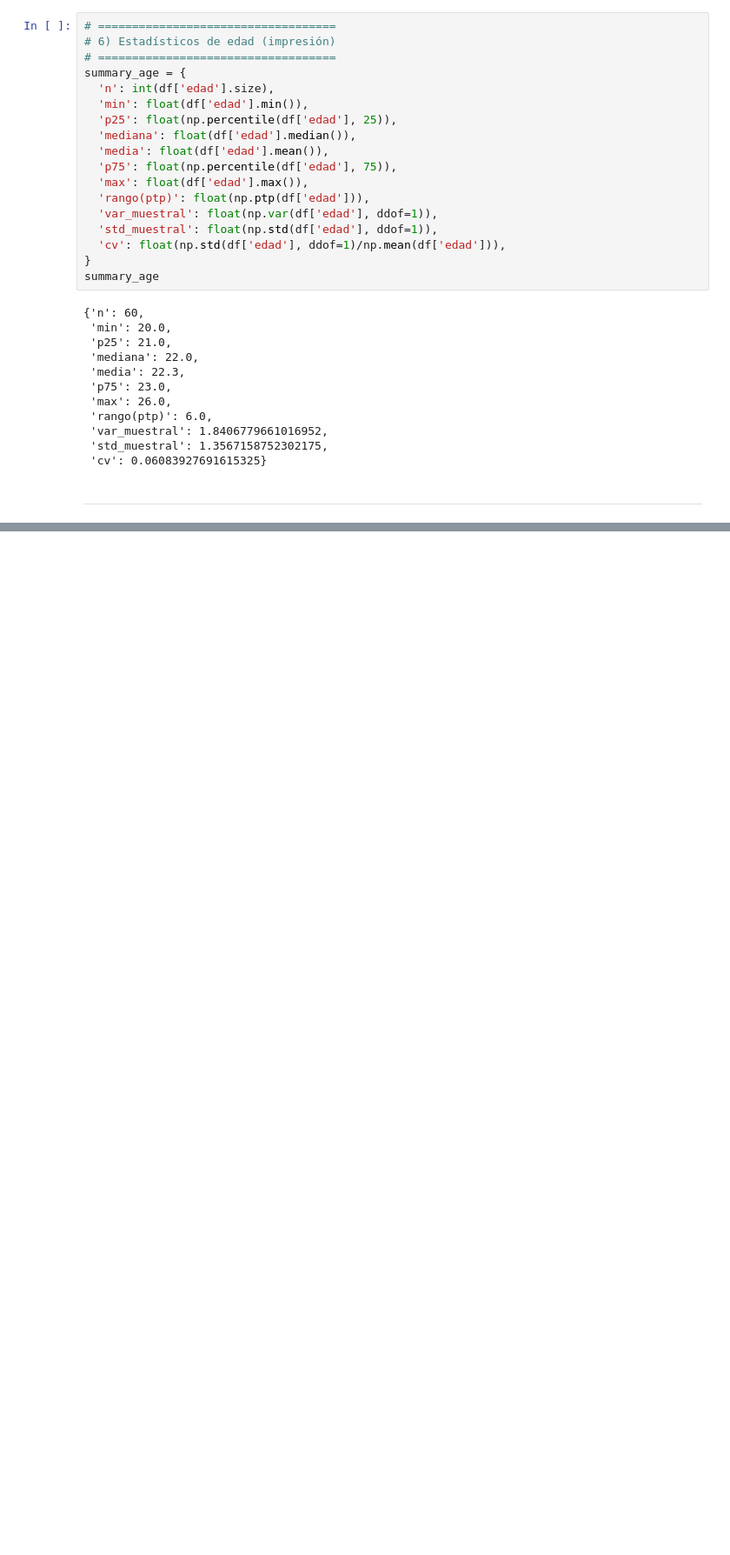
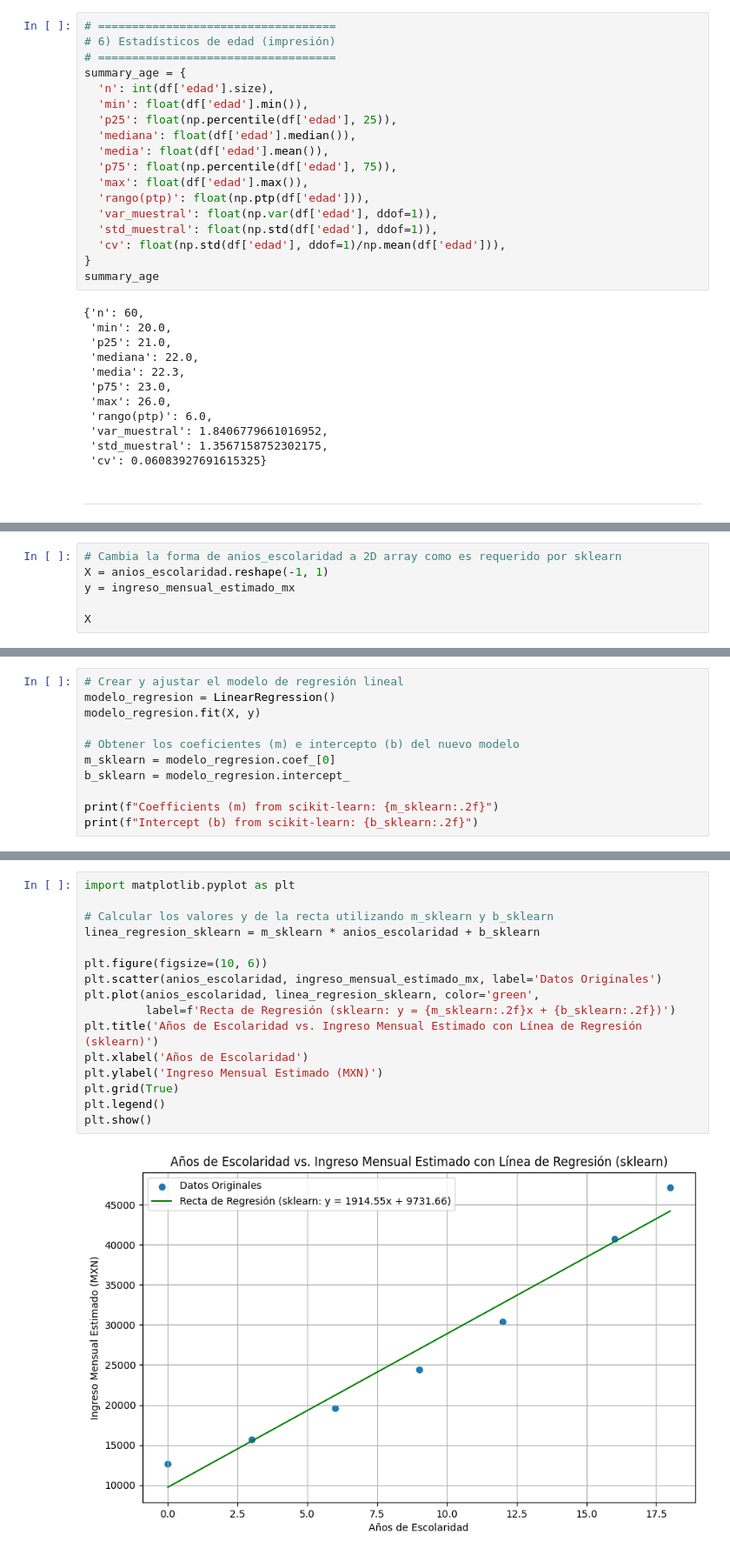
Before and after one commit to JAPV180370/mineria_datos, a Jupyter notebook: mineria_datos.ipynb, the cells around one changed output, grey strips where cells are left out. Shown at 87% size. Saved outputs shown, nothing was run; the diff lists cells and outputs as text; blank space fills up the shorter version.

```diff
--- a/mineria_datos.ipynb
+++ b/mineria_datos.ipynb
@@ -825,0 +953,6 @@ summary_age
+# %%
+# Cambia la forma de anios_escolaridad a 2D array como es requerido por sklearn
+X = anios_escolaridad.reshape(-1, 1)
+y = ingreso_mensual_estimado_mx
+
+X
@@ -825,0 +967,11 @@ summary_age
+# %%
+# Crear y ajustar el modelo de regresión lineal
+modelo_regresion = LinearRegression()
+modelo_regresion.fit(X, y)
+
+# Obtener los coeficientes (m) e intercepto (b) del nuevo modelo
+m_sklearn = modelo_regresion.coef_[0]
+b_sklearn = modelo_regresion.intercept_
+
+print(f"Coefficients (m) from scikit-learn: {m_sklearn:.2f}")
+print(f"Intercept (b) from scikit-learn: {b_sklearn:.2f}")
@@ -825,0 +990,18 @@ summary_age
+# %%
+import matplotlib.pyplot as plt
+
+# Calcular los valores y de la recta utilizando m_sklearn y b_sklearn
+linea_regresion_sklearn = m_sklearn * anios_escolaridad + b_sklearn
+
+plt.figure(figsize=(10, 6))
+plt.scatter(anios_escolaridad, ingreso_mensual_estimado_mx, label='Datos Originales')
+plt.plot(anios_escolaridad, linea_regresion_sklearn, color='green',
+         label=f'Recta de Regresión (sklearn: y = {m_sklearn:.2f}x + {b_sklearn:.2f})')
+plt.title('Años de Escolaridad vs. Ingreso Mensual Estimado con Línea de Regresión (sklearn)')
+plt.xlabel('Años de Escolaridad')
+plt.ylabel('Ingreso Mensual Estimado (MXN)')
+plt.grid(True)
+plt.legend()
+plt.show()
+# %% [output]
+[figure, added]
```
Also changed, not shown: parts of 26 cells of this notebook.
